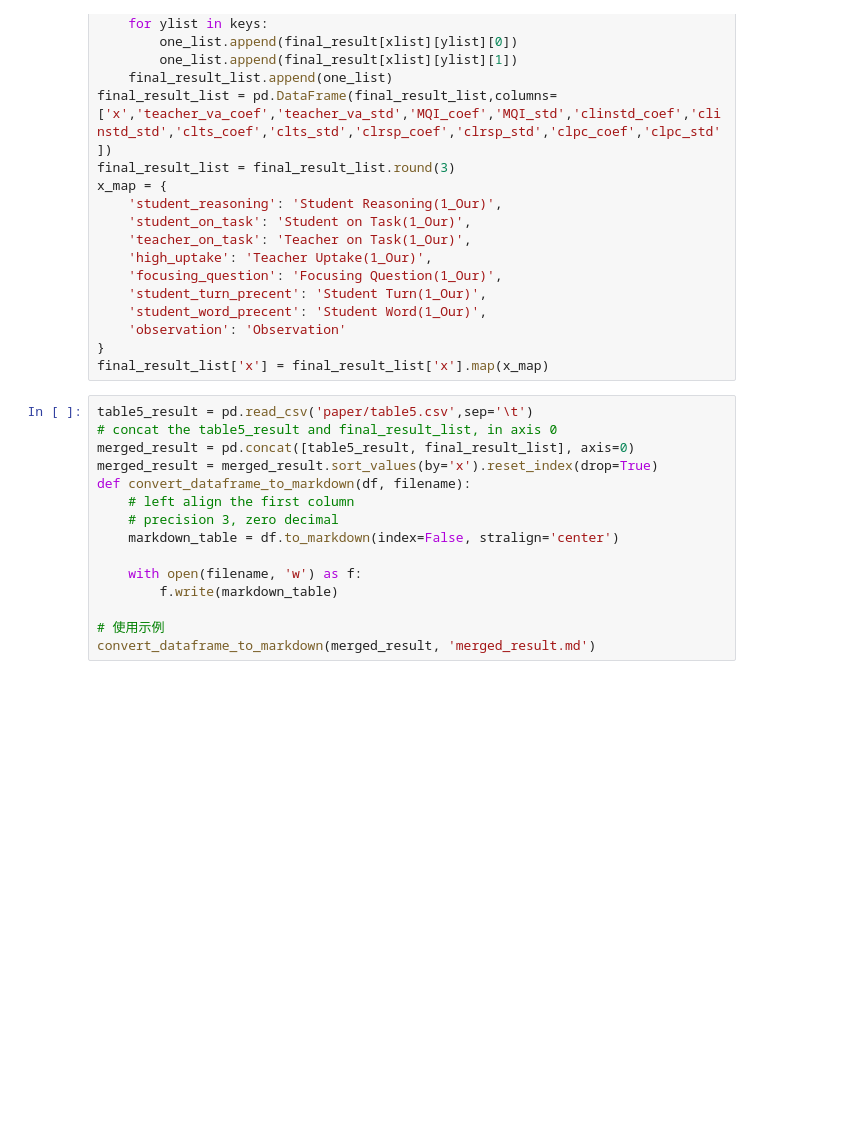
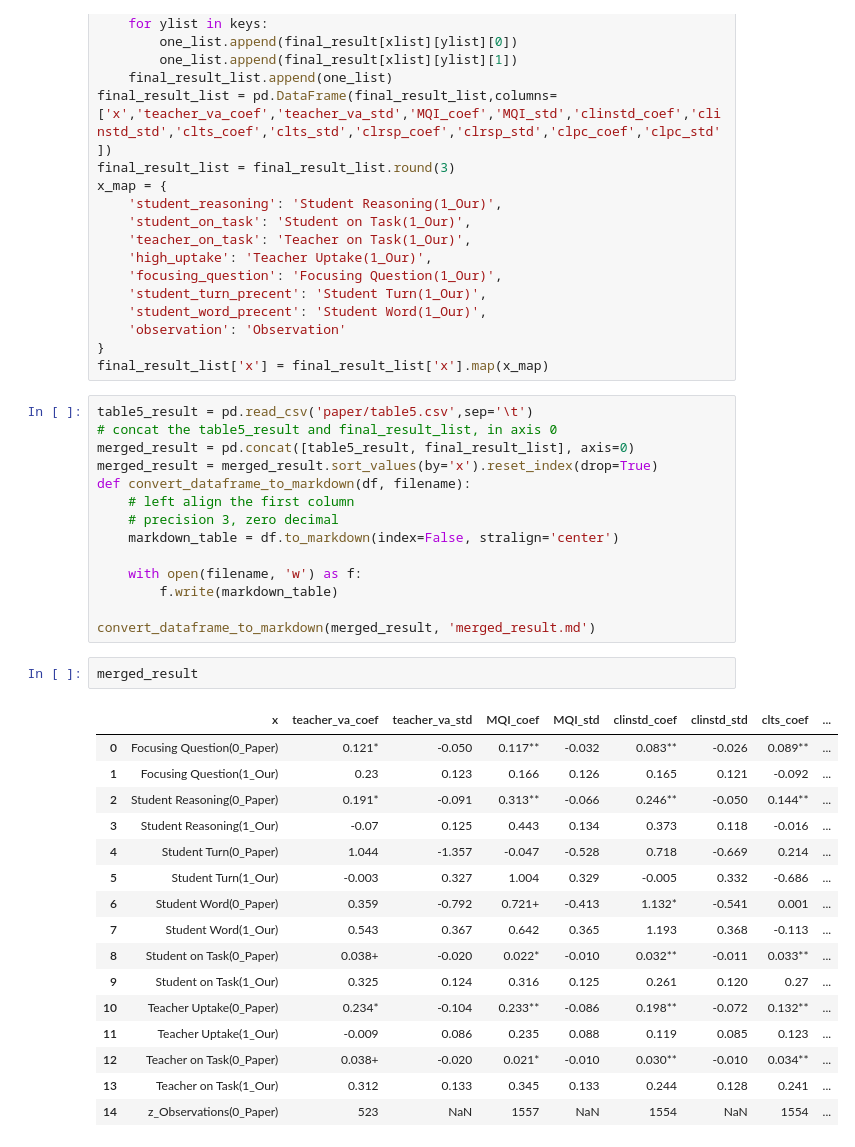
Before and after one commit to XqFeng-Josie/NCTE_PaperReplicate, a Jupyter notebook: regression.ipynb, the cells around one changed output. Drawn from its saved outputs; the diff is of its cells as text; blank space fills up the shorter version.

Commit message:
add init second experiment result

```diff
--- a/regression.ipynb
+++ b/regression.ipynb
@@ -501,5 +509,23 @@ def convert_dataframe_to_markdown(df, filename):
     with open(filename, 'w') as f:
         f.write(markdown_table)
 
-# 使用示例
 convert_dataframe_to_markdown(merged_result, 'merged_result.md')
+# %%
+merged_result
+# %% [output]
+|  | x | teacher_va_coef | teacher_va_std | MQI_coef | MQI_std | clinstd_coef | clinstd_std | clts_coef | ... |
+| 0 | Focusing Question(0_Paper) | 0.121* | -0.050 | 0.117** | -0.032 | 0.083** | -0.026 | 0.089** | ... |
+| 1 | Focusing Question(1_Our) | 0.23 | 0.123 | 0.166 | 0.126 | 0.165 | 0.121 | -0.092 | ... |
+| 2 | Student Reasoning(0_Paper) | 0.191* | -0.091 | 0.313** | -0.066 | 0.246** | -0.050 | 0.144** | ... |
+| 3 | Student Reasoning(1_Our) | -0.07 | 0.125 | 0.443 | 0.134 | 0.373 | 0.118 | -0.016 | ... |
+| 4 | Student Turn(0_Paper) | 1.044 | -1.357 | -0.047 | -0.528 | 0.718 | -0.669 | 0.214 | ... |
+| 5 | Student Turn(1_Our) | -0.003 | 0.327 | 1.004 | 0.329 | -0.005 | 0.332 | -0.686 | ... |
+| 6 | Student Word(0_Paper) | 0.359 | -0.792 | 0.721+ | -0.413 | 1.132* | -0.541 | 0.001 | ... |
+| 7 | Student Word(1_Our) | 0.543 | 0.367 | 0.642 | 0.365 | 1.193 | 0.368 | -0.113 | ... |
+| 8 | Student on Task(0_Paper) | 0.038+ | -0.020 | 0.022* | -0.010 | 0.032** | -0.011 | 0.033** | ... |
+| 9 | Student on Task(1_Our) | 0.325 | 0.124 | 0.316 | 0.125 | 0.261 | 0.120 | 0.27 | ... |
+| 10 | Teacher Uptake(0_Paper) | 0.234* | -0.104 | 0.233** | -0.086 | 0.198** | -0.072 | 0.132** | ... |
+| 11 | Teacher Uptake(1_Our) | -0.009 | 0.086 | 0.235 | 0.088 | 0.119 | 0.085 | 0.123 | ... |
+| 12 | Teacher on Task(0_Paper) | 0.038+ | -0.020 | 0.021* | -0.010 | 0.030** | -0.010 | 0.034** | ... |
+| 13 | Teacher on Task(1_Our) | 0.312 | 0.133 | 0.345 | 0.133 | 0.244 | 0.128 | 0.241 | ... |
+| 14 | z_Observations(0_Paper) | 523 | NaN | 1557 | NaN | 1554 | NaN | 1554 | ... |
```
Also changed, not shown: parts of 9 cells of this notebook.
